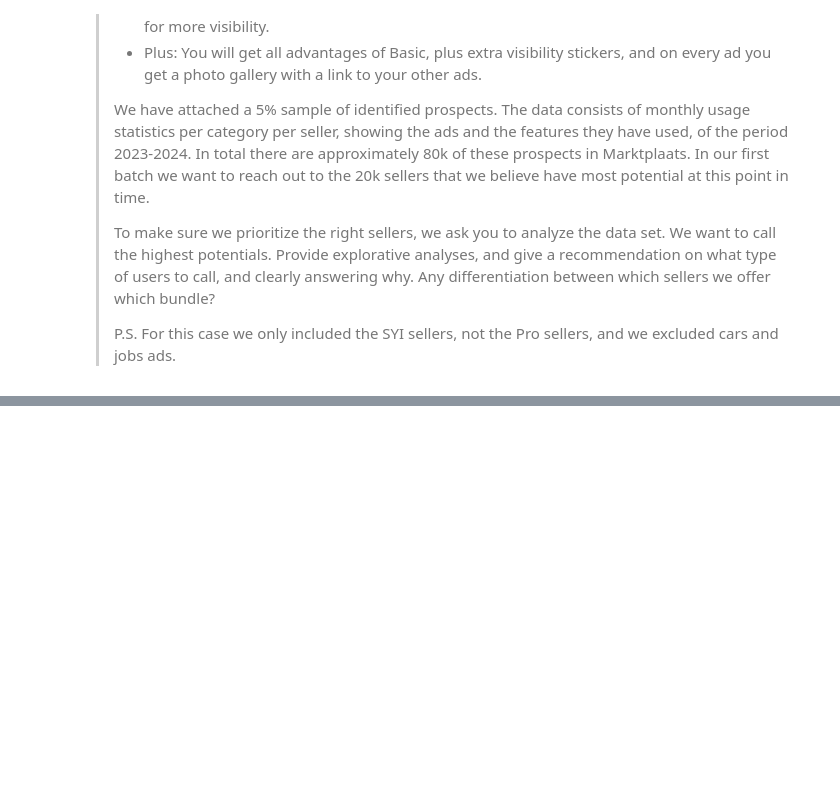
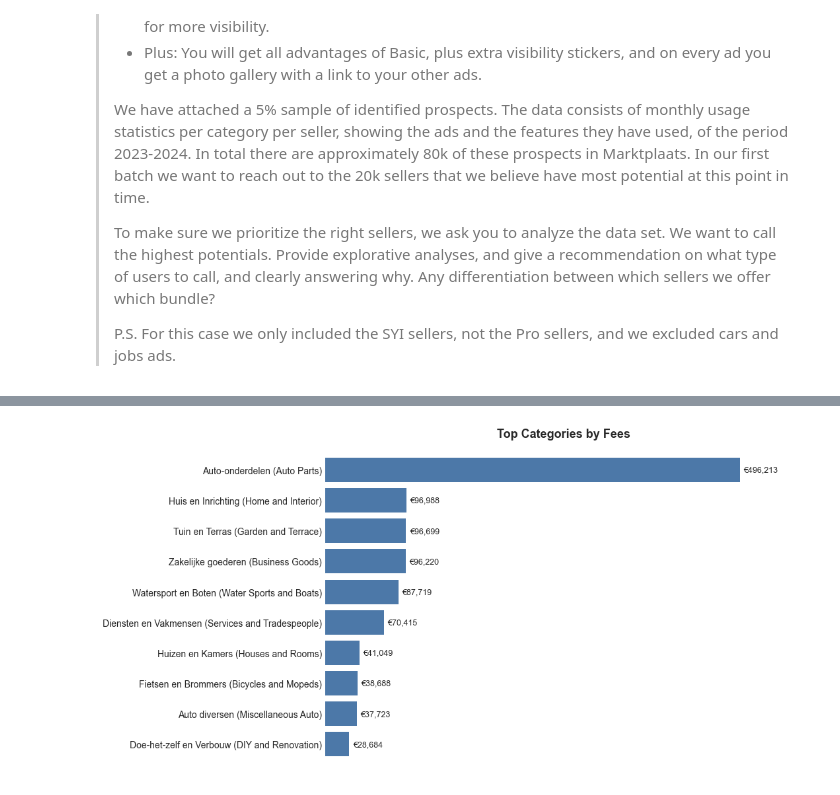
Before and after one commit to omer-t/marktplaats-assignment, a Jupyter notebook: assignments/marketing_analyst/q2_outreach_prioritization.ipynb, the cells around one changed output, grey strips where cells are left out. Saved outputs shown, nothing was run; the diff lists cells and outputs as text; code cells hidden in the pictures; blank space fills up the shorter version.

```diff
--- a/assignments/marketing_analyst/q2_outreach_prioritization.ipynb
+++ b/assignments/marketing_analyst/q2_outreach_prioritization.ipynb
@@ -16,0 +206,2 @@
+# %%
+category_summary = top_categories(df, top_n=df[Q2_CATEGORY_COLUMN].nunique())
@@ -16,0 +428,20 @@
+# %%
+top_category_fees = category_summary.head(10).sort_values("total_fees")
+top_category_labels = top_category_fees[Q2_CATEGORY_COLUMN].map(readable_category_label)
+
+fig, ax = plt.subplots(figsize=(11, 5.5))
+ax.barh(top_category_labels, top_category_fees["total_fees"], color=PLOT_COLORS["primary"])
+ax.set_title("Top Categories by Fees")
+add_horizontal_bar_labels(ax, fmt="€{:,.0f}")
+ax.grid(False)
+ax.margins(x=0.15)
+ax.set_xlabel("")
+ax.tick_params(axis="x", bottom=False, labelbottom=False)
+ax.tick_params(axis="y", left=False)
+ax.spines["bottom"].set_visible(False)
+ax.spines["left"].set_visible(False)
+
+fig.tight_layout()
+fig.subplots_adjust(left=0.33)
+# %% [output]
+[figure, added]
```
Also changed, not shown: parts of 25 cells of this notebook, 3 other files.
